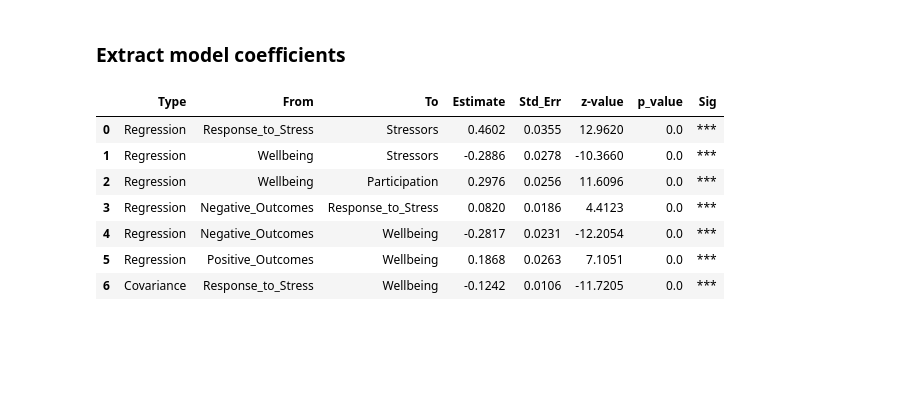
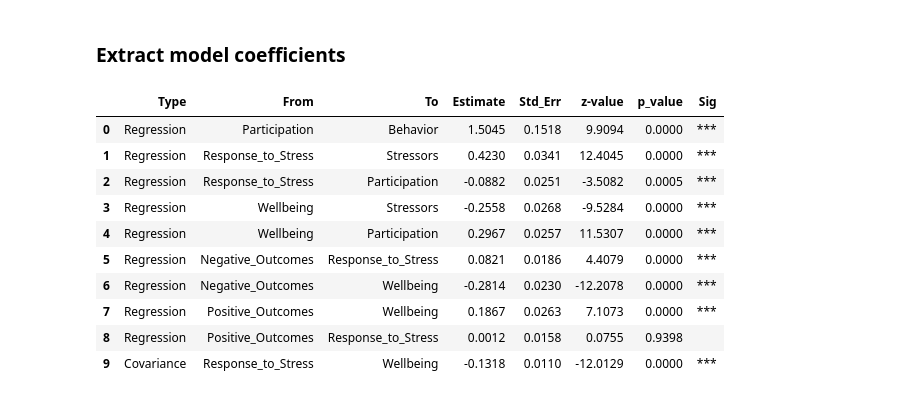
Before and after one commit to MC0338/Project-Data-Science, a Jupyter notebook: DataAnalysis.ipynb, the cells around one changed output. Saved outputs shown, nothing was run; the diff lists cells and outputs as text; code cells hidden in the pictures; blank space fills up the shorter version.

```diff
--- a/DataAnalysis.ipynb
+++ b/DataAnalysis.ipynb
@@ -172,18 +173,18 @@ def pretty_sem_latent_explicit(model):
     wanted = [
         # covariances
         ("Response_to_Stress", "~~", "Wellbeing"),
-        ("Interventions", "~~", "Participation"),
-        ("Participation", "~~", "Behavior"),
+        ("Stressors", "~~", "Behavior"),
 
         # regressions
+        ("Participation", "~",  "Intervention"),
+        ("Participation", "~",  "Behavior"),
         ("Response_to_Stress", "~",  "Stressors"),
-        ("Response_to_Stress", "~",  "Behavior"),
+        ("Response_to_Stress", "~",  "Participation"),
         ("Wellbeing",          "~",  "Stressors"),
-        ("Wellbeing",          "~",  "Interventions"),
         ("Wellbeing",          "~",  "Participation"),
-        ("Wellbeing",          "~",  "Behavior"),
         ("Negative_Outcomes",  "~",  "Response_to_Stress"),
         ("Negative_Outcomes",  "~",  "Wellbeing"),
+        ("Positive_Outcomes",  "~",  "Response_to_Stress"),
         ("Positive_Outcomes",  "~",  "Wellbeing"),
     ]
 
@@ -203,37 +204,40 @@ def pretty_sem_latent_explicit(model):
 
     # Significance stars
     def stars(p):
         if pd.isna(p): return ""
         if p < 0.001: return "***"
         if p < 0.01:  return "**"
         if p < 0.05:  return "*"
         if p < 0.10:  return "."
         return ""
 
     df["Sig"] = df["p_value"].apply(stars)
 
     # Numeric & rounded
     for col in ["Estimate", "Std. Err", "z-value", "p_value"]:
         df[col] = pd.to_numeric(df[col], errors="coerce").round(4)
 
     # Final table
     nice = df[[
         "Type", "From", "To",
         "Estimate", "Std. Err", "z-value", "p_value", "Sig"
     ]].copy()
 
     nice = nice.rename(columns={"Std. Err": "Std_Err"})
 
     return nice
 
 latent_table = pretty_sem_latent_explicit(model)
 latent_table   # last line in the cell → shows a nice table
 # %% [output]
 |  | Type | From | To | Estimate | Std_Err | z-value | p_value | Sig |
-| 0 | Regression | Response_to_Stress | Stressors | 0.4602 | 0.0355 | 12.9620 | 0.0 | *** |
-| 1 | Regression | Wellbeing | Stressors | -0.2886 | 0.0278 | -10.3660 | 0.0 | *** |
-| 2 | Regression | Wellbeing | Participation | 0.2976 | 0.0256 | 11.6096 | 0.0 | *** |
-| 3 | Regression | Negative_Outcomes | Response_to_Stress | 0.0820 | 0.0186 | 4.4123 | 0.0 | *** |
-| 4 | Regression | Negative_Outcomes | Wellbeing | -0.2817 | 0.0231 | -12.2054 | 0.0 | *** |
-| 5 | Regression | Positive_Outcomes | Wellbeing | 0.1868 | 0.0263 | 7.1051 | 0.0 | *** |
-| 6 | Covariance | Response_to_Stress | Wellbeing | -0.1242 | 0.0106 | -11.7205 | 0.0 | *** |
+| 0 | Regression | Participation | Behavior | 1.5045 | 0.1518 | 9.9094 | 0.0000 | *** |
+| 1 | Regression | Response_to_Stress | Stressors | 0.4230 | 0.0341 | 12.4045 | 0.0000 | *** |
+| 2 | Regression | Response_to_Stress | Participation | -0.0882 | 0.0251 | -3.5082 | 0.0005 | *** |
+| 3 | Regression | Wellbeing | Stressors | -0.2558 | 0.0268 | -9.5284 | 0.0000 | *** |
+| 4 | Regression | Wellbeing | Participation | 0.2967 | 0.0257 | 11.5307 | 0.0000 | *** |
+| 5 | Regression | Negative_Outcomes | Response_to_Stress | 0.0821 | 0.0186 | 4.4079 | 0.0000 | *** |
+| 6 | Regression | Negative_Outcomes | Wellbeing | -0.2814 | 0.0230 | -12.2078 | 0.0000 | *** |
+| 7 | Regression | Positive_Outcomes | Wellbeing | 0.1867 | 0.0263 | 7.1073 | 0.0000 | *** |
+| 8 | Regression | Positive_Outcomes | Response_to_Stress | 0.0012 | 0.0158 | 0.0755 | 0.9398 |  |
+| 9 | Covariance | Response_to_Stress | Wellbeing | -0.1318 | 0.0110 | -12.0129 | 0.0000 | *** |
```
Also changed, not shown: parts of 6 cells of this notebook, 6 other files.
